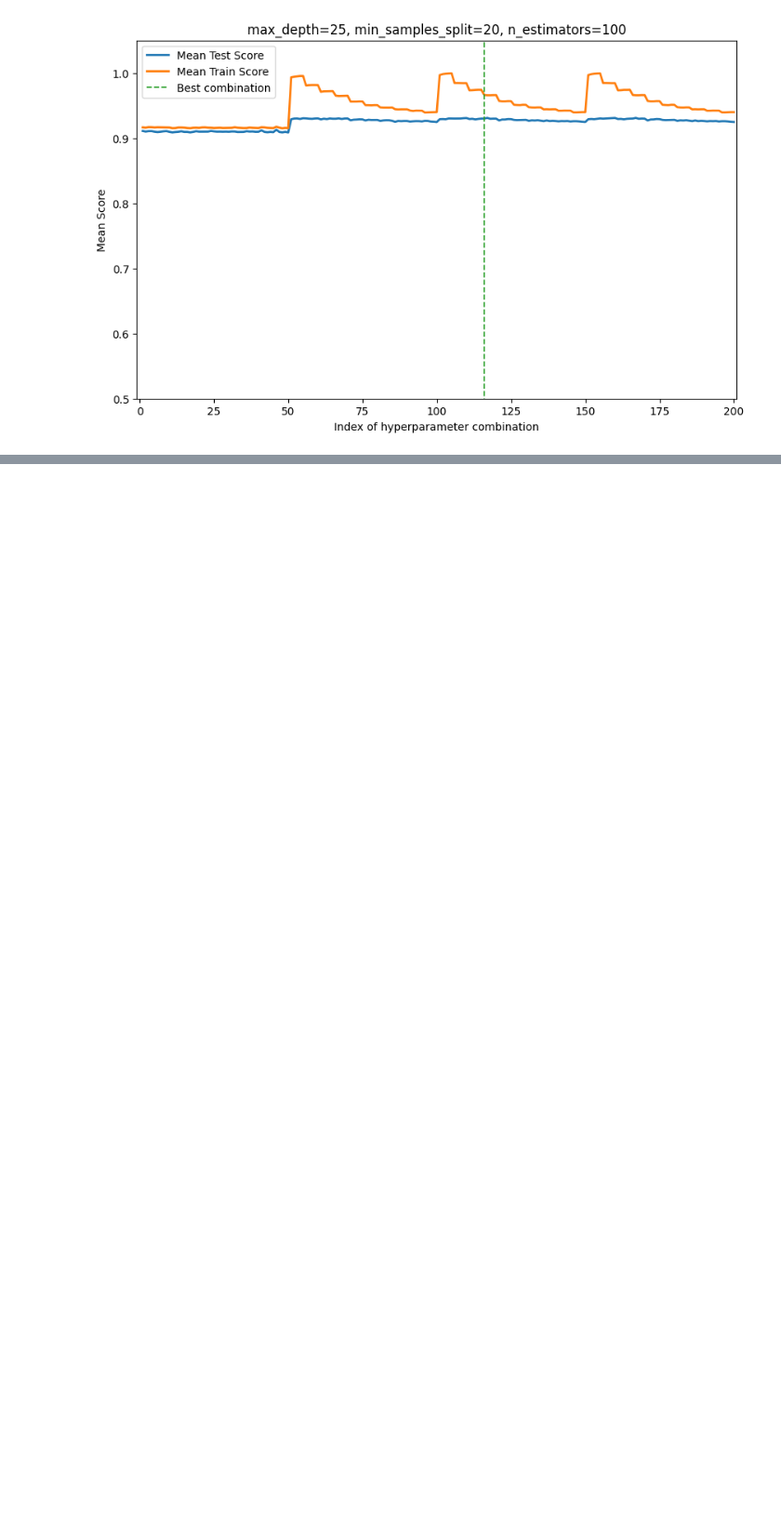
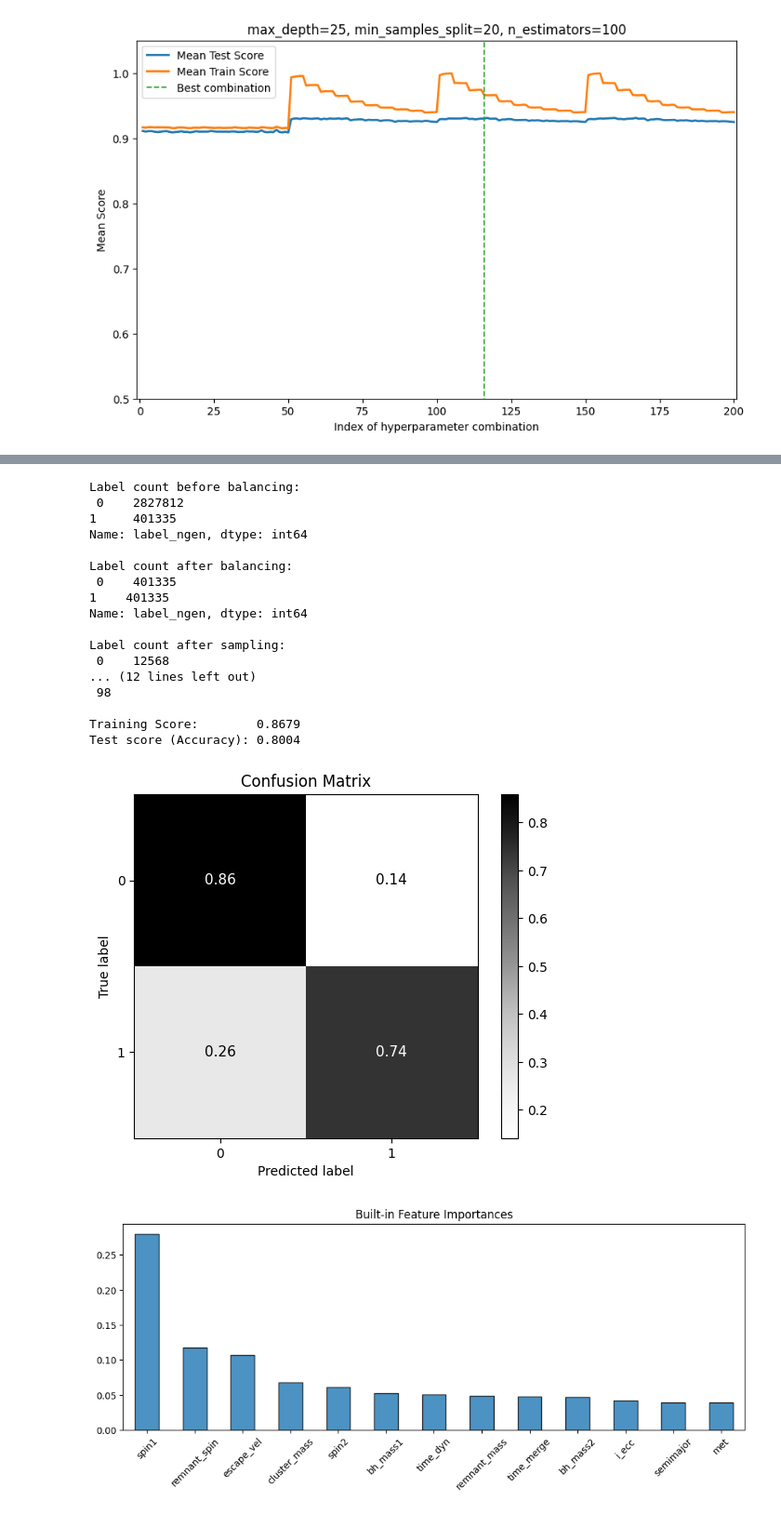
Before and after one commit to Berto70/hm_bbh, a Jupyter notebook: group_07_2324.ipynb, the cells around one changed output, grey strips where cells are left out. Shown at 93% size. Cells and saved outputs as stored; diff of their text form; code cells hidden in the pictures; blank space fills up the shorter version.

```diff
--- a/group_07_2324.ipynb
+++ b/group_07_2324.ipynb
@@ -608,0 +729,43 @@ h.gridsearch_scores(grid_search_ngen_RF)
+# %%
+# Define the parameter grid
+param_grid_ngen_xgb = {
+    'n_estimators': [200, 300],    # Number of boosting rounds
+    'max_depth': [50, 75, 100],                # Maximum depth of each tree
+    'learning_rate': [0.1, 0.2],           # Learning rate (shrinkage parameter)
+    'subsample': [0.3, 0.5],                # Fraction of samples used for training each tree
+    'colsample_bytree': [0.3, 0.5],         # Fraction of features used for training each tree
+    'gamma': [0.5, 0.8],                      # Minimum loss reduction required to make a further partition on a leaf node
+    # 'reg_alpha': [10, 20],                  # L1 regularization term on weights
+    'reg_lambda': [20, 30],                 # L2 regularization term on weights
+    #'min_child_weight': [1, 3, 5],               # Minimum sum of instance weight needed in a child
+}
+
+X_ngen_xgb, y_ngen_xgb, X_train_ngen_xgb, y_train_ngen_xgb, X_test_ngen_xgb, y_test_ngen_xgb = h.data_preprocessing(
+    df, n_sample=25_000, label='label_ngen', random_state=42, test_size=0.2, balanced_label=True)
+
+XGB_best_ngen, y_pred_ngen_xgb, grid_search_ngen_xgb = h.gridsearch_XGB(param_grid=param_grid_ngen_xgb, cv=3,
+                                                                 X_train=X_train_ngen_xgb, y_train=y_train_ngen_xgb, X_test=X_test_ngen_xgb,
+                                                                 n_jobs=25, verbose=0)
+
+h.model_evaluation(XGB_best_ngen, X_ngen_xgb, y_ngen_xgb, X_train_ngen_xgb,
+                   y_train_ngen_xgb, X_test_ngen_xgb, y_test_ngen_xgb, y_pred_ngen_xgb, bar_plot=True)
+# %% [output]
+Label count before balancing:
+ 0    2827812
+1     401335
+Name: label_ngen, dtype: int64
+
+Label count after balancing:
+ 0    401335
+1    401335
+Name: label_ngen, dtype: int64
+
+Label count after sampling:
+ 0    12568
+... (12 lines left out)
+ 98
+
+Training Score:        0.8679
+Test score (Accuracy): 0.8004
+[figure, added]
+[figure, added]
```
Also changed, not shown: parts of 19 cells of this notebook.
